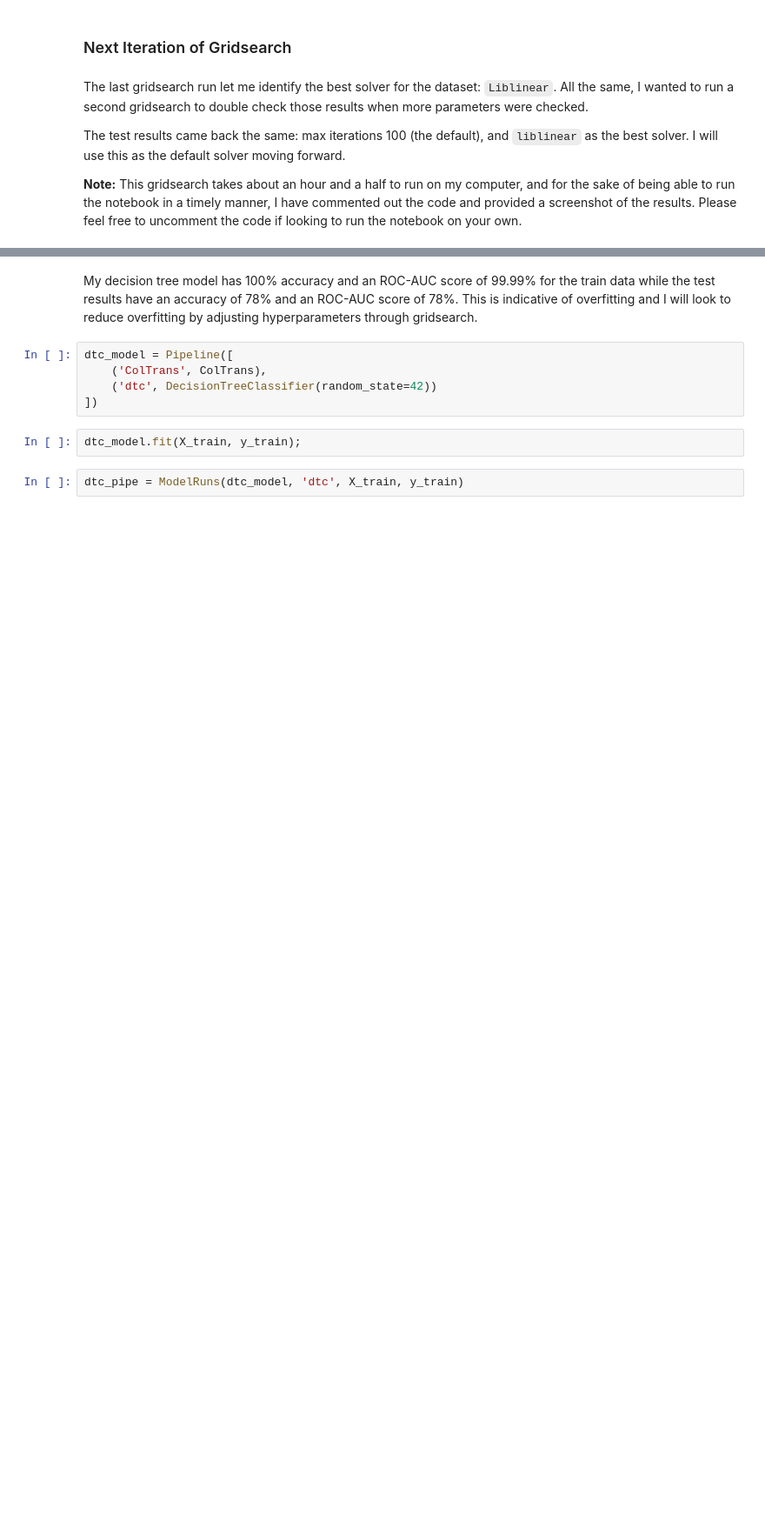
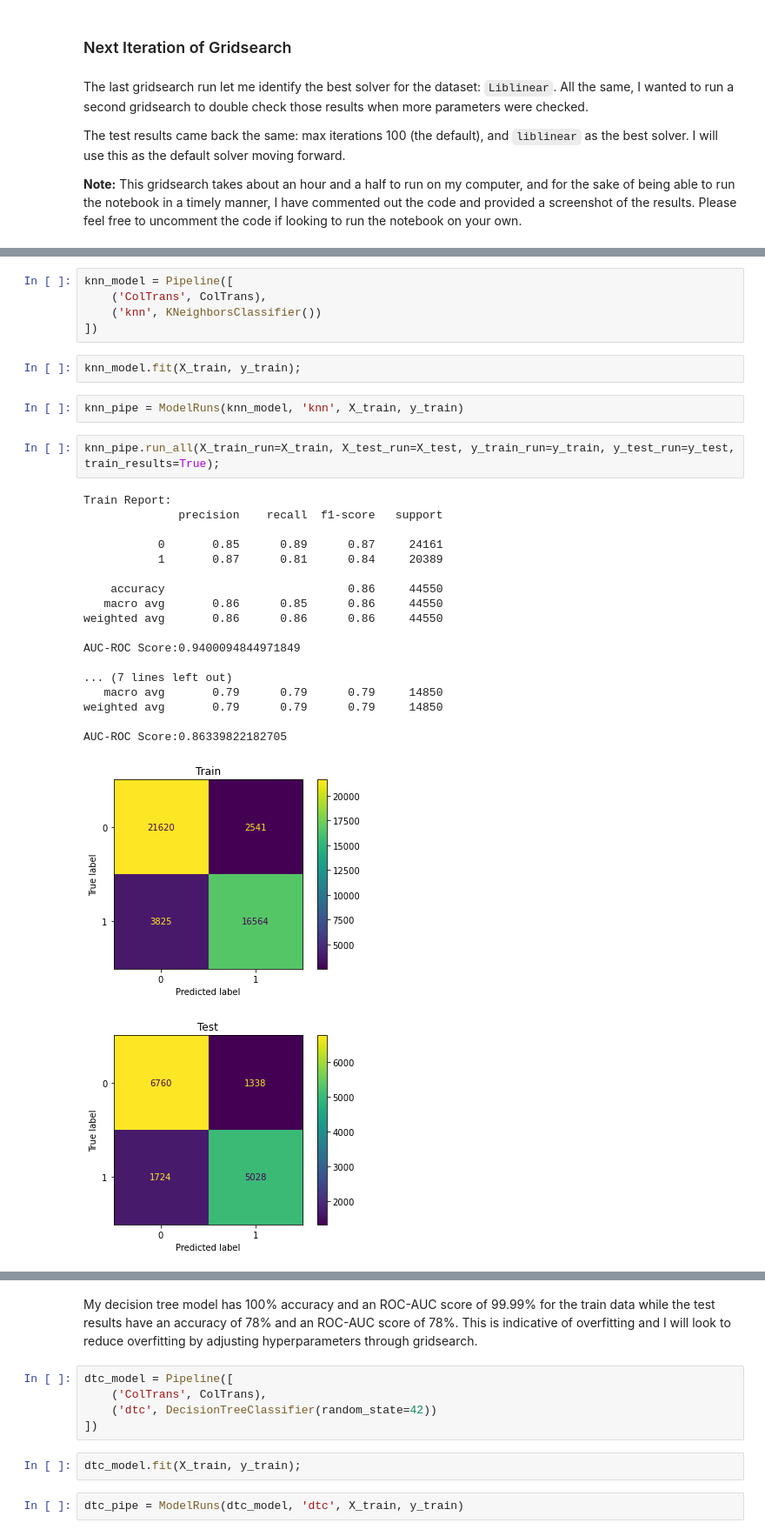
Before and after one commit to mduncan23/Tanzanian-Water-Wells-Analysis, a Jupyter notebook: Water_well_clean.ipynb, the cells around one changed output, grey strips where cells are left out. Shown at 87% size. Cells and saved outputs as stored; diff of their text form; blank space fills up the shorter version.

```diff
--- a/Water_well_clean.ipynb
+++ b/Water_well_clean.ipynb
@@ -615,0 +567,31 @@ X_train.head()
+# %%
+knn_model = Pipeline([
+    ('ColTrans', ColTrans),
+    ('knn', KNeighborsClassifier())
+])
+# %%
+knn_model.fit(X_train, y_train);
+# %%
+knn_pipe = ModelRuns(knn_model, 'knn', X_train, y_train)
+# %%
+knn_pipe.run_all(X_train_run=X_train, X_test_run=X_test, y_train_run=y_train, y_test_run=y_test, train_results=True);
+# %% [output]
+Train Report:
+              precision    recall  f1-score   support
+
+           0       0.85      0.89      0.87     24161
+           1       0.87      0.81      0.84     20389
+
+    accuracy                           0.86     44550
+   macro avg       0.86      0.85      0.86     44550
+weighted avg       0.86      0.86      0.86     44550
+
+AUC-ROC Score:0.9400094844971849
+
+... (7 lines left out)
+   macro avg       0.79      0.79      0.79     14850
+weighted avg       0.79      0.79      0.79     14850
+
+AUC-ROC Score:0.86339822182705
+[figure, added]
+[figure, added]
```
Also changed, not shown: parts of 199 cells of this notebook, 4 other files.
